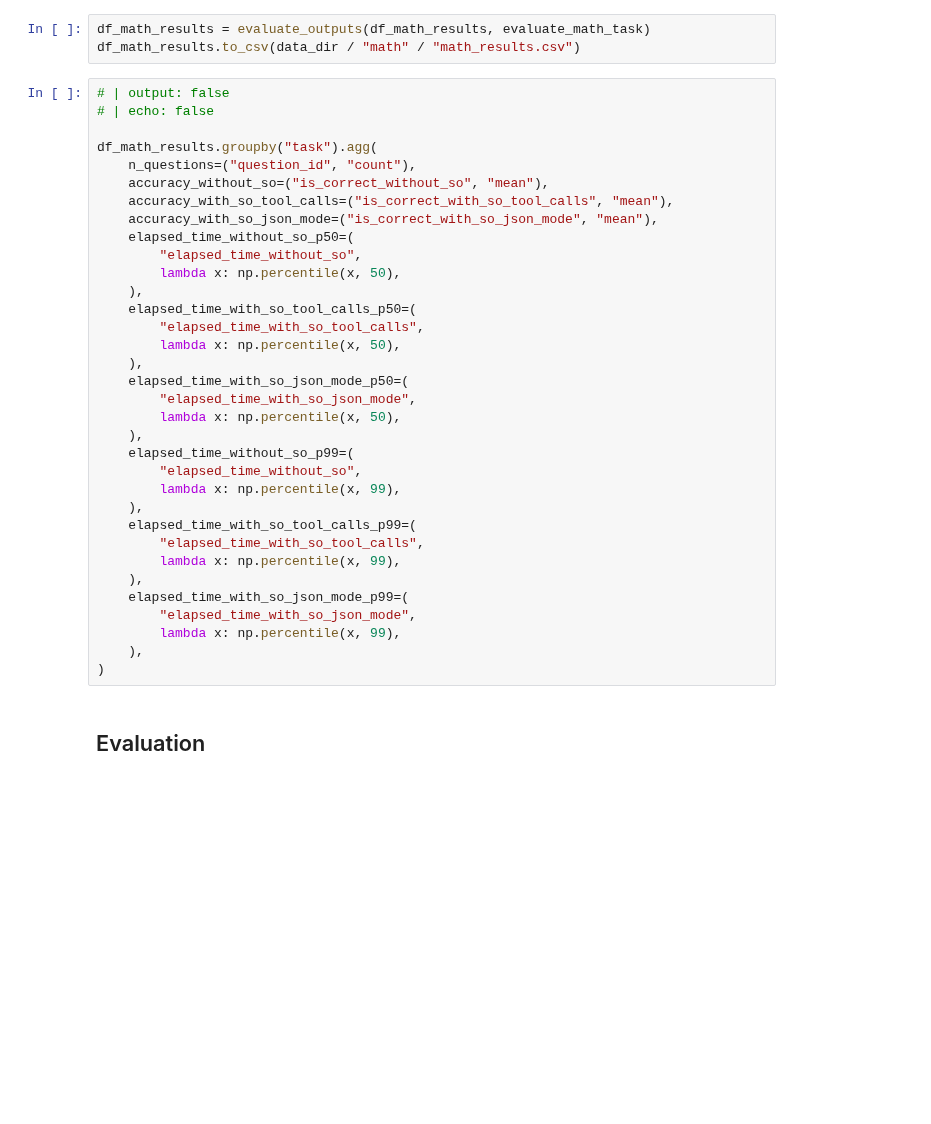
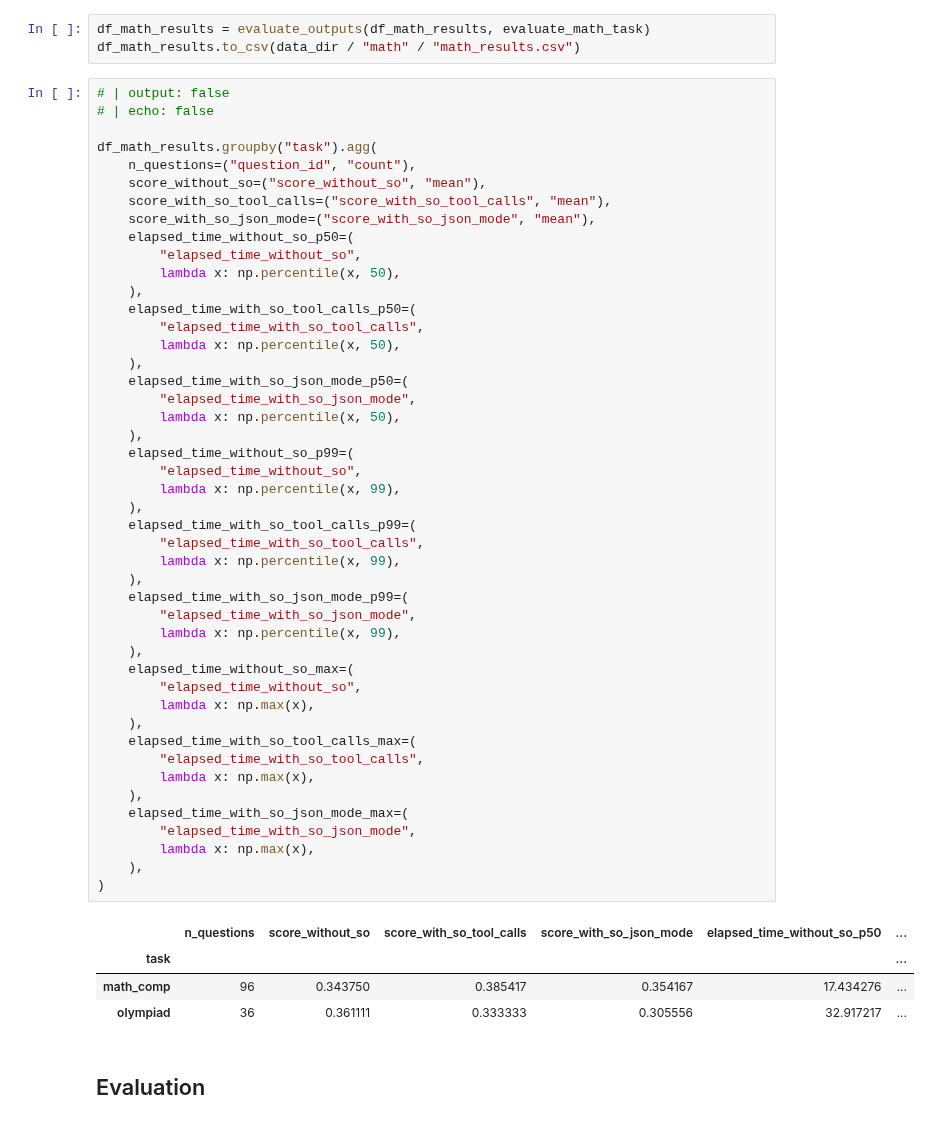
Before and after one commit to dylanjcastillo/blog, a Jupyter notebook: posts/is-pydantic-making-your-model-dumber.ipynb, the cells around one changed output. Cells and saved outputs as stored; diff of their text form; blank space fills up the shorter version.

```diff
--- a/posts/is-pydantic-making-your-model-dumber.ipynb
+++ b/posts/is-pydantic-making-your-model-dumber.ipynb
@@ -443,36 +485,53 @@ df_math_results.to_csv(data_dir / "math" / "math_results.csv")
 # | output: false
 # | echo: false
 
 df_math_results.groupby("task").agg(
     n_questions=("question_id", "count"),
-    accuracy_without_so=("is_correct_without_so", "mean"),
-    accuracy_with_so_tool_calls=("is_correct_with_so_tool_calls", "mean"),
-    accuracy_with_so_json_mode=("is_correct_with_so_json_mode", "mean"),
+    score_without_so=("score_without_so", "mean"),
+    score_with_so_tool_calls=("score_with_so_tool_calls", "mean"),
+    score_with_so_json_mode=("score_with_so_json_mode", "mean"),
     elapsed_time_without_so_p50=(
         "elapsed_time_without_so",
         lambda x: np.percentile(x, 50),
     ),
     elapsed_time_with_so_tool_calls_p50=(
         "elapsed_time_with_so_tool_calls",
         lambda x: np.percentile(x, 50),
     ),
     elapsed_time_with_so_json_mode_p50=(
         "elapsed_time_with_so_json_mode",
         lambda x: np.percentile(x, 50),
     ),
     elapsed_time_without_so_p99=(
         "elapsed_time_without_so",
         lambda x: np.percentile(x, 99),
     ),
     elapsed_time_with_so_tool_calls_p99=(
         "elapsed_time_with_so_tool_calls",
         lambda x: np.percentile(x, 99),
     ),
     elapsed_time_with_so_json_mode_p99=(
         "elapsed_time_with_so_json_mode",
         lambda x: np.percentile(x, 99),
     ),
+    elapsed_time_without_so_max=(
+        "elapsed_time_without_so",
+        lambda x: np.max(x),
+    ),
+    elapsed_time_with_so_tool_calls_max=(
+        "elapsed_time_with_so_tool_calls",
+        lambda x: np.max(x),
+    ),
+    elapsed_time_with_so_json_mode_max=(
+        "elapsed_time_with_so_json_mode",
+        lambda x: np.max(x),
+    ),
 )
+# %% [output]
+|  | n_questions | score_without_so | score_with_so_tool_calls | score_with_so_json_mode | elapsed_time_without_so_p50 | ... |
+| task |  |  |  |  |  | ... |
+| math_comp | 96 | 0.343750 | 0.385417 | 0.354167 | 17.434276 | ... |
+| olympiad | 36 | 0.361111 | 0.333333 | 0.305556 | 32.917217 | ... |
 # %% [markdown]
 ## Evaluation
 # %%
```
Also changed, not shown: parts of 9 cells of this notebook, 1 other file.
